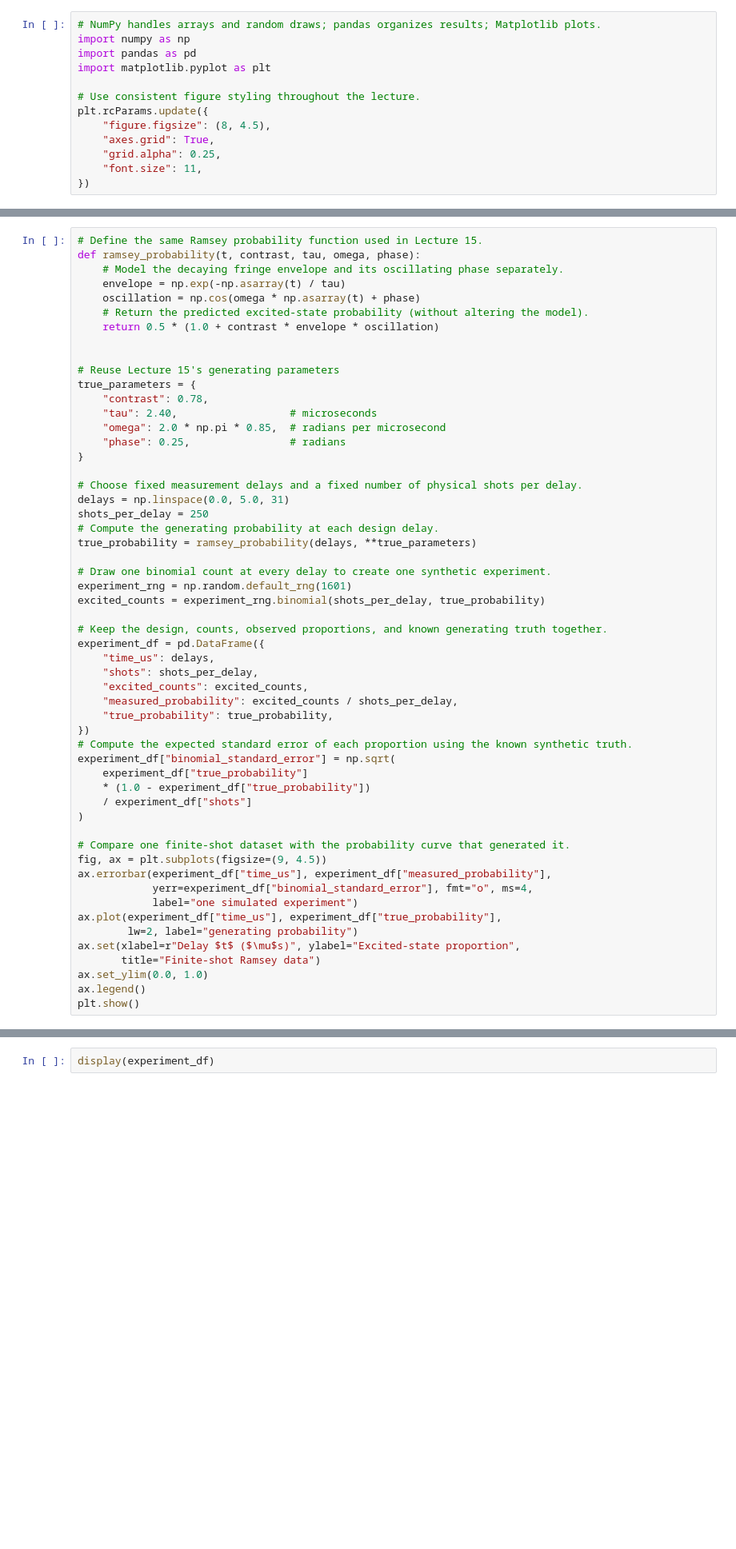
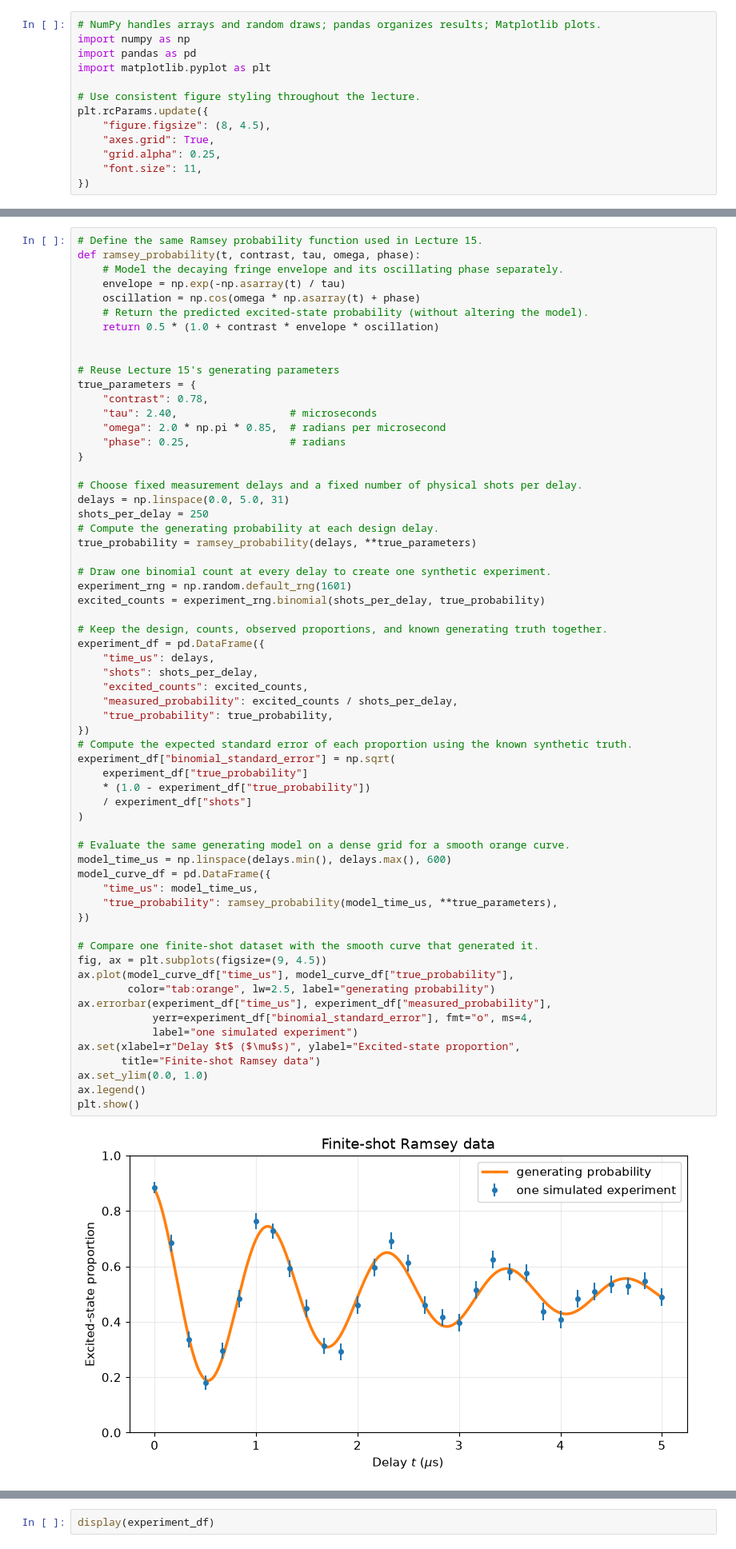
Before and after one commit to Mohommed729/gradcompphys, a Jupyter notebook: lectures/lecture16_10_29_26_stochastic_uncertainty.ipynb, the cells around one changed output, grey strips where cells are left out. Shown at 80% size. Saved outputs shown, nothing was run; the diff lists cells and outputs as text; blank space fills up the shorter version.

```diff
--- a/lectures/lecture16_10_29_26_stochastic_uncertainty.ipynb
+++ b/lectures/lecture16_10_29_26_stochastic_uncertainty.ipynb
@@ -82,36 +82,45 @@ shots_per_delay = 250
 true_probability = ramsey_probability(delays, **true_parameters)
 
 # Draw one binomial count at every delay to create one synthetic experiment.
 experiment_rng = np.random.default_rng(1601)
 excited_counts = experiment_rng.binomial(shots_per_delay, true_probability)
 
 # Keep the design, counts, observed proportions, and known generating truth together.
 experiment_df = pd.DataFrame({
     "time_us": delays,
     "shots": shots_per_delay,
     "excited_counts": excited_counts,
     "measured_probability": excited_counts / shots_per_delay,
     "true_probability": true_probability,
 })
 # Compute the expected standard error of each proportion using the known synthetic truth.
 experiment_df["binomial_standard_error"] = np.sqrt(
     experiment_df["true_probability"]
     * (1.0 - experiment_df["true_probability"])
     / experiment_df["shots"]
 )
 
-# Compare one finite-shot dataset with the probability curve that generated it.
+# Evaluate the same generating model on a dense grid for a smooth orange curve.
+model_time_us = np.linspace(delays.min(), delays.max(), 600)
+model_curve_df = pd.DataFrame({
+    "time_us": model_time_us,
+    "true_probability": ramsey_probability(model_time_us, **true_parameters),
+})
+
+# Compare one finite-shot dataset with the smooth curve that generated it.
 fig, ax = plt.subplots(figsize=(9, 4.5))
+ax.plot(model_curve_df["time_us"], model_curve_df["true_probability"],
+        color="tab:orange", lw=2.5, label="generating probability")
 ax.errorbar(experiment_df["time_us"], experiment_df["measured_probability"],
             yerr=experiment_df["binomial_standard_error"], fmt="o", ms=4,
             label="one simulated experiment")
-ax.plot(experiment_df["time_us"], experiment_df["true_probability"],
-        lw=2, label="generating probability")
 ax.set(xlabel=r"Delay $t$ ($\mu$s)", ylabel="Excited-state proportion",
        title="Finite-shot Ramsey data")
 ax.set_ylim(0.0, 1.0)
 ax.legend()
 plt.show()
+# %% [output]
+[figure, added]
 # %% [markdown]
 ### A simulation is a generative model
 
```
Also changed, not shown: parts of 2 cells of this notebook.
